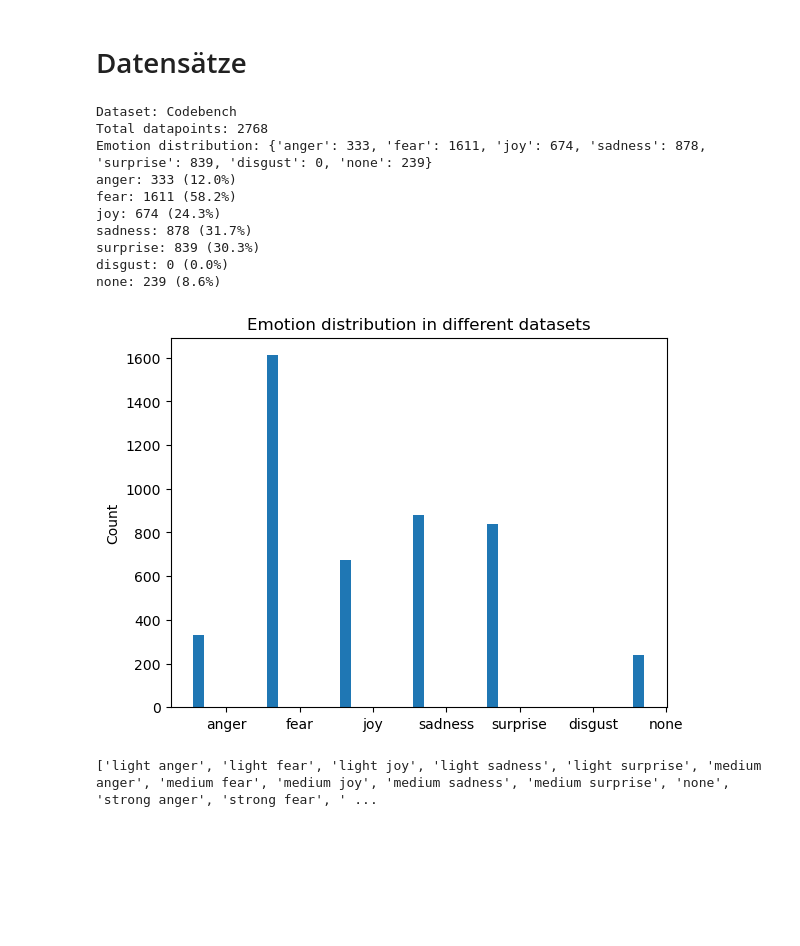
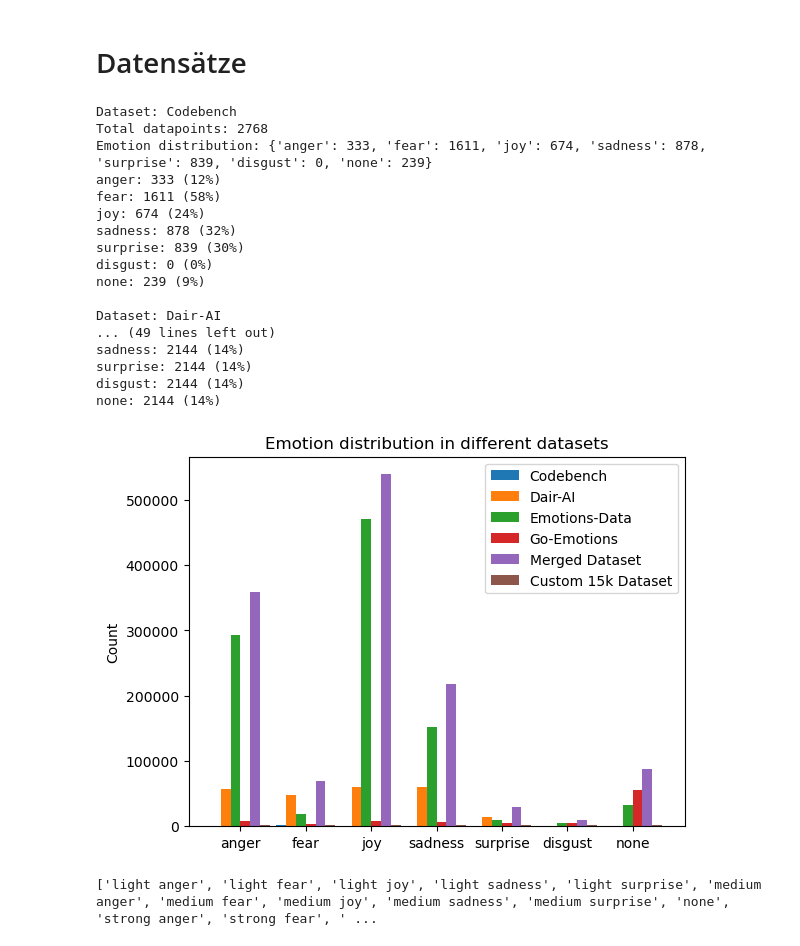
Before and after one commit to kruegercharles/LLM-SemEval, a Jupyter notebook: graphics.ipynb, the cells around one changed output. Drawn from its saved outputs; the diff is of its cells as text; code cells hidden in the pictures; blank space fills up the shorter version.

```diff
--- a/graphics.ipynb
+++ b/graphics.ipynb
@@ -32,7 +32,7 @@ datasets.append(
 )
 datasets.append(Dataset("Go-Emotions", "data/go_emotions/parsed_data.json"))
 datasets.append(Dataset("Merged Dataset", "data/merged_data.json"))
-# datasets.append( Dataset("Custom 15k Dataset", "data/data_15k.json"))
+datasets.append(Dataset("Custom 15k Dataset", "data/data_15k.json"))
 
 
 for dataset in datasets:
@@ -45,42 +45,49 @@ for dataset in datasets:
     print("Emotion distribution:", dataset.emotion_counter)
 
     sum = len(dataset.data)
     for emotion in dataset.emotion_counter:
-        percentage = round(dataset.emotion_counter[emotion] / sum * 100, 2)
+        percentage = round(dataset.emotion_counter[emotion] / sum * 100, None)
         print(f"{emotion}: {dataset.emotion_counter[emotion]} ({percentage}%)")
 
 
 # display the distribution of the emotions for each dataset as a single bar chart
 fig, ax = plt.subplots()
 bar_width = 0.15
 index = np.arange(len(EMOTION_LABELS))
 
 for i, dataset in enumerate(datasets):
     emotion_counts = [dataset.emotion_counter[emotion] for emotion in EMOTION_LABELS]
     ax.bar(index + i * bar_width, emotion_counts, bar_width, label=dataset.name)
 
 ax.set_ylabel("Count")
 ax.set_title("Emotion distribution in different datasets")
 ax.set_xticks(index + bar_width * 2.5)
 ax.set_xticklabels(EMOTION_LABELS)
 ax.legend()
 plt.show()
 
 # save under name "distribution.png"
 # plt.savefig("distribution.png")
 # FIXME
 # %% [output]
 Dataset: Codebench
 Total datapoints: 2768
 Emotion distribution: {'anger': 333, 'fear': 1611, 'joy': 674, 'sadness': 878, 'surprise': 839, 'disgust': 0, 'none': 239}
-anger: 333 (12.0%)
-fear: 1611 (58.2%)
-joy: 674 (24.3%)
-sadness: 878 (31.7%)
-surprise: 839 (30.3%)
-disgust: 0 (0.0%)
-none: 239 (8.6%)
+anger: 333 (12%)
+fear: 1611 (58%)
+joy: 674 (24%)
+sadness: 878 (32%)
+surprise: 839 (30%)
+disgust: 0 (0%)
+none: 239 (9%)
+
+Dataset: Dair-AI
+... (49 lines left out)
+sadness: 2144 (14%)
+surprise: 2144 (14%)
+disgust: 2144 (14%)
+none: 2144 (14%)
-[figure, old version]
+[figure, new version]
 # %%
 import json
 
```
Also changed, not shown: parts of 1 cell of this notebook, 1 other file.
